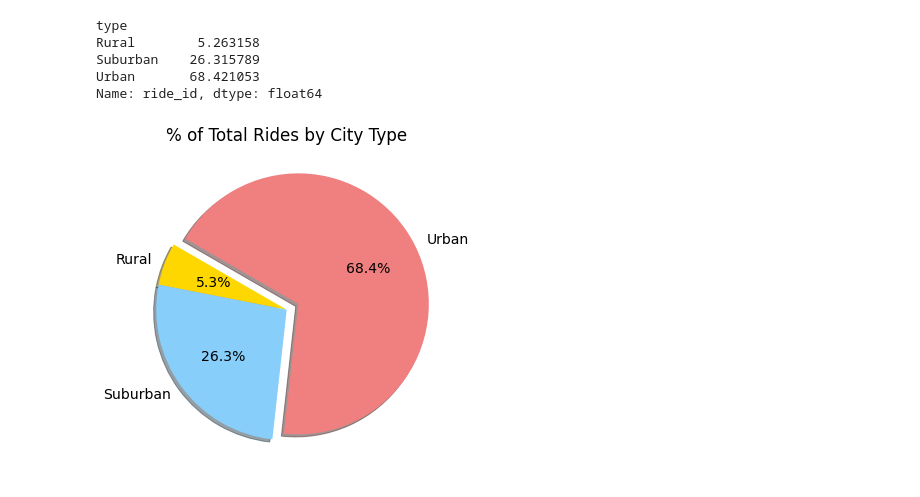
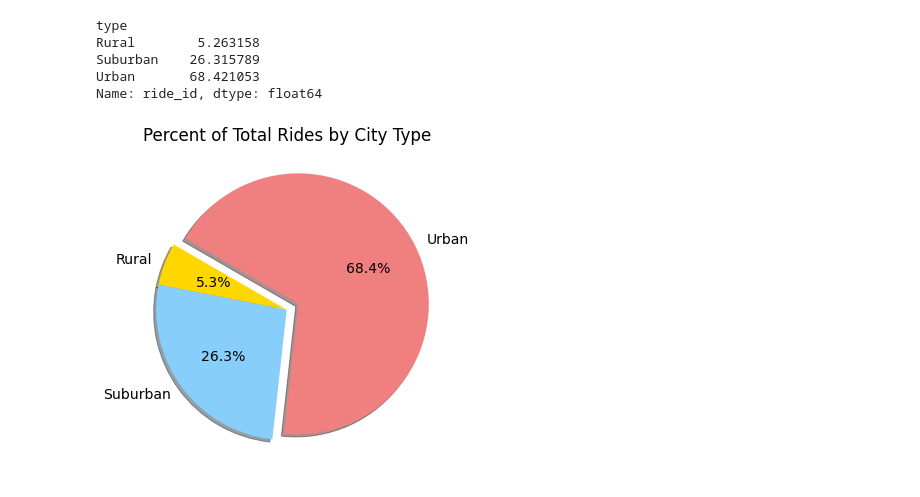
Before and after one commit to FreshOats/PyBer_Analysis, a Jupyter notebook: PyBer.ipynb, the cells around one changed output. Saved outputs shown, nothing was run; the diff lists cells and outputs as text; code cells hidden in the pictures.

Commit message:
Updated Pie for rides

```diff
--- a/PyBer.ipynb
+++ b/PyBer.ipynb
@@ -793,26 +793,26 @@ Name: ride_id, dtype: float64
 # %%
 # Build the perecntage of riders by city type pie chart
 
 plt.subplots(figsize=(10, 6))
 
 plt.pie(ride_percents
     , labels=["Rural", "Suburban", "Urban"]
     , colors=["gold", "lightskyblue", "lightcoral"]
     , explode=[0, 0, 0.1]
     , autopct='%1.1f%%'
     , shadow=True
     , startangle=150
     )
 
-plt.title("% of Total Rides by City Type")
+plt.title("Percent of Total Rides by City Type")
 
 # Change default font from 10 to 14
 mpl.rcParams['font.size'] = 14
 
 # Save Figure
 plt.savefig("Analysis/Fig6.png")
 
 # Show the figure
 plt.show()
 # %% [output]
-[figure, old version]
+[figure, new version]
```
Also changed, not shown: 1 other file.
